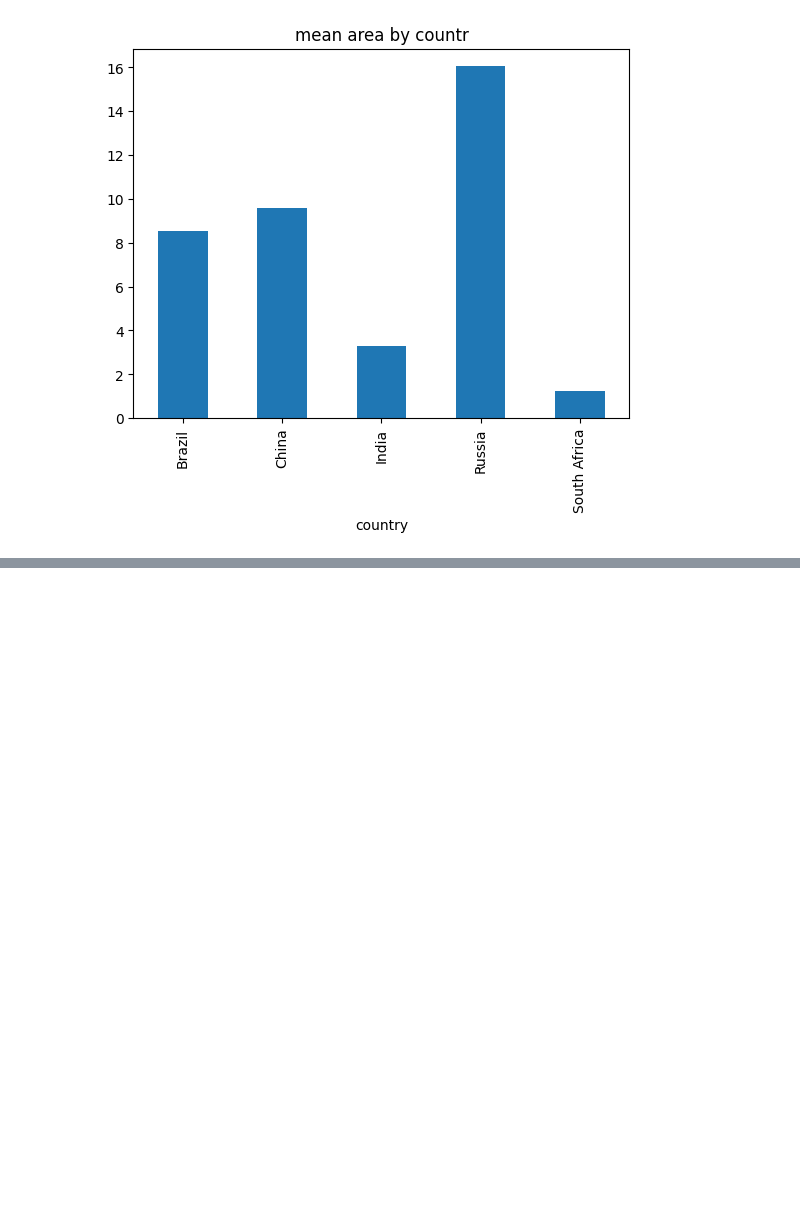
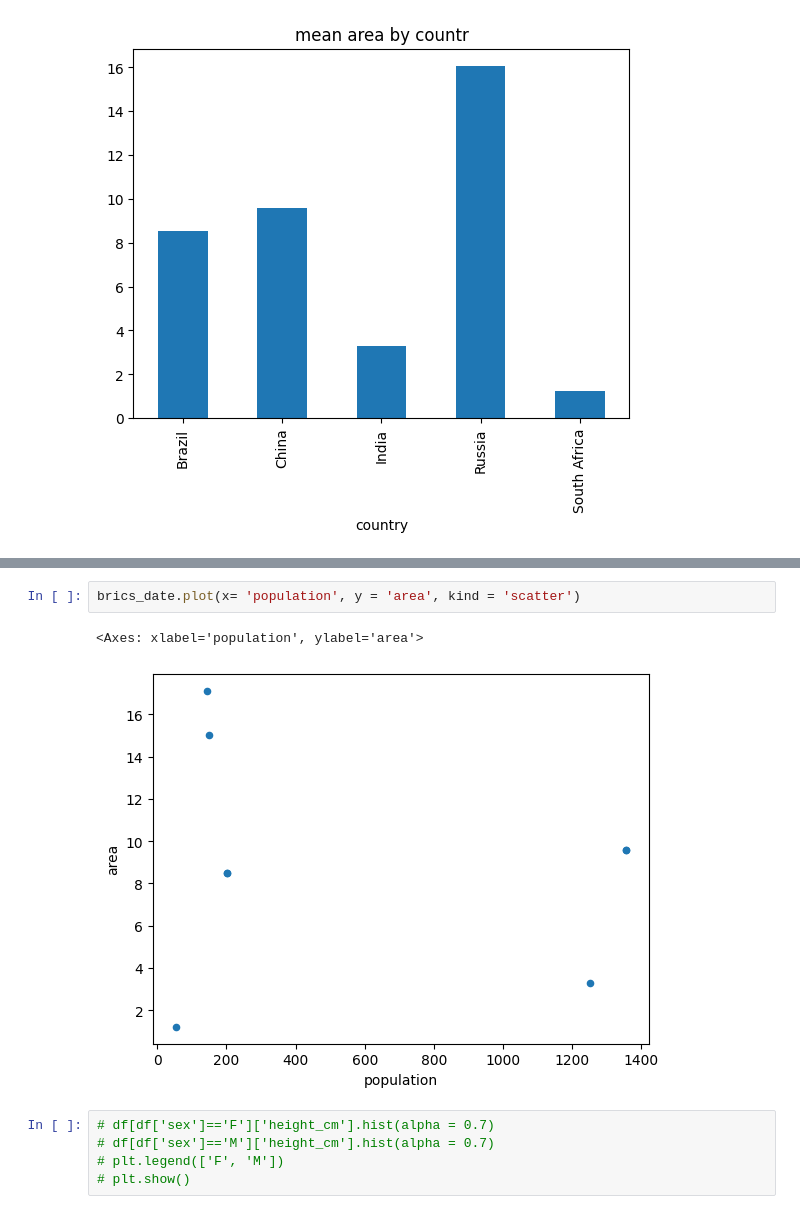
Before and after one commit to magannamazur/Codewars, a Jupyter notebook: DataCamp/d_pandas.ipynb, the cells around one changed output, grey strips where cells are left out. Cells and saved outputs as stored; diff of their text form; blank space fills up the shorter version.

```diff
--- a/DataCamp/d_pandas.ipynb
+++ b/DataCamp/d_pandas.ipynb
@@ -772,0 +774,10 @@ brics_date.plot(use_index=True, y = 'area', kind = 'line')
+# %%
+brics_date.plot(x= 'population', y = 'area', kind = 'scatter')
+# %% [output]
+<Axes: xlabel='population', ylabel='area'>
+[figure, added]
+# %%
+# df[df['sex']=='F']['height_cm'].hist(alpha = 0.7)
+# df[df['sex']=='M']['height_cm'].hist(alpha = 0.7)
+# plt.legend(['F', 'M'])
+# plt.show()
```
Also changed, not shown: parts of 17 cells of this notebook.
